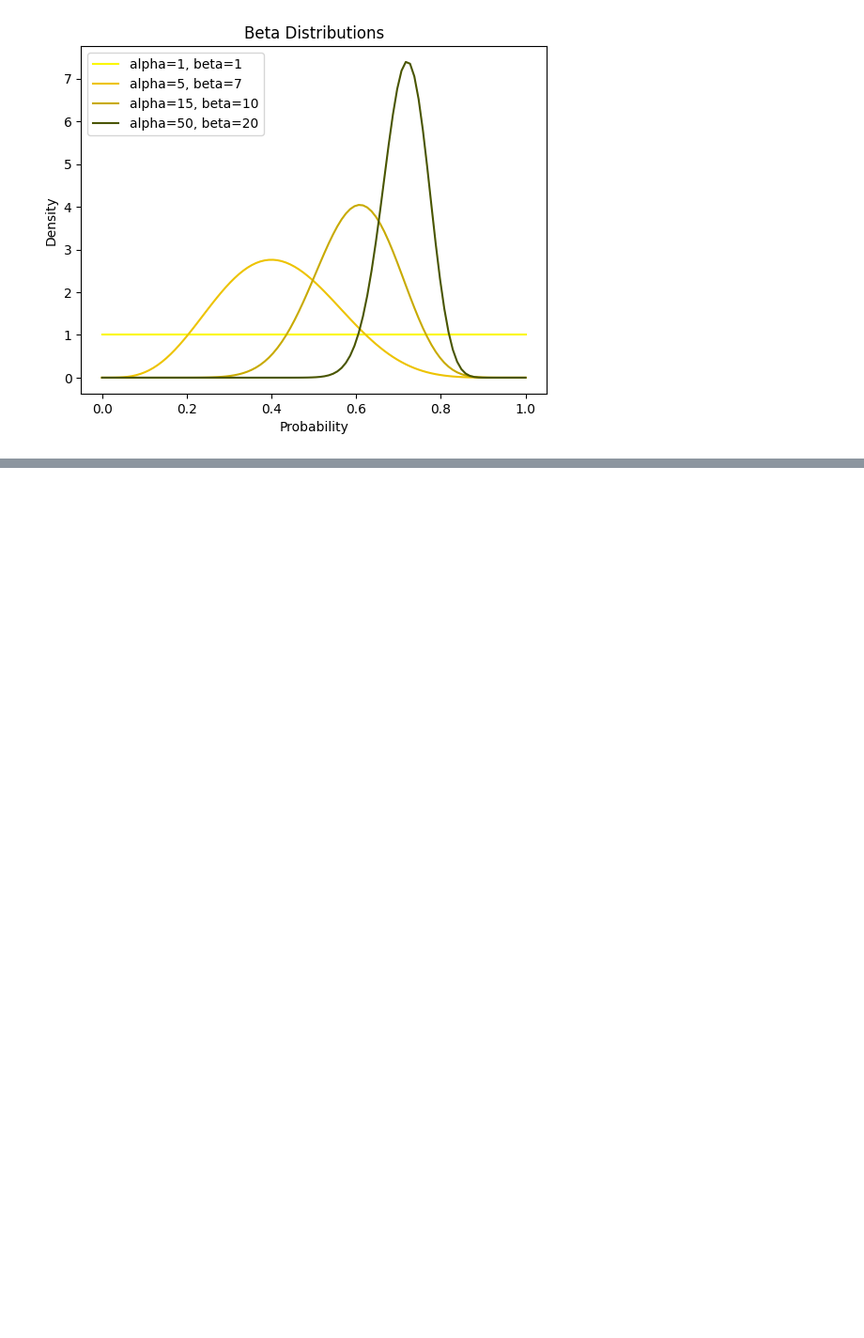
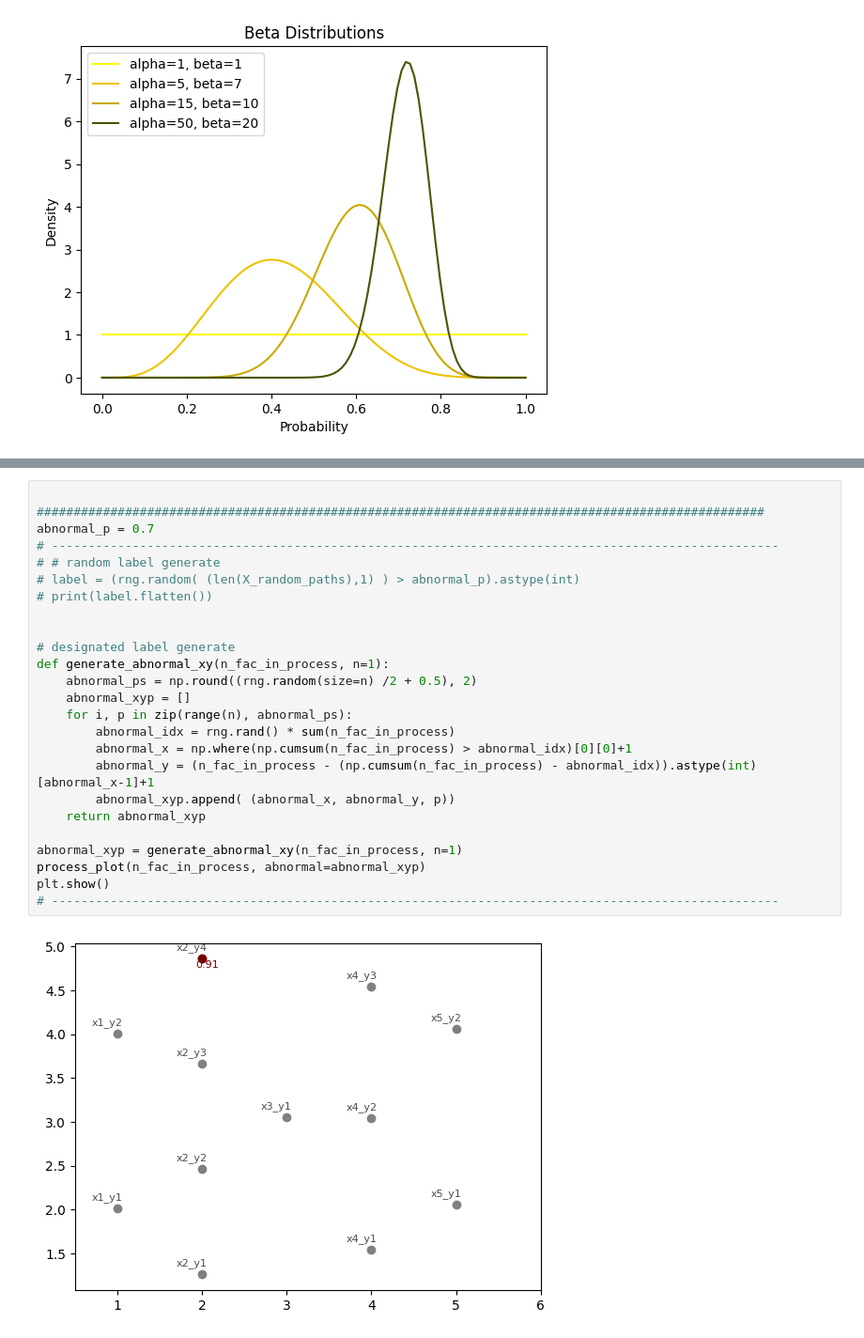
Before and after one commit to kimds929/CodeNote, a Jupyter notebook: 85_Reinforcement_Learning/OfflineRL/Bayesian_MonteCarlo_OfflineRL(ProcessAnomalyDetection).ipynb, the cells around one changed output, grey strips where cells are left out. Shown at 94% size. Saved outputs shown, nothing was run; the diff lists cells and outputs as text; blank space fills up the shorter version.

```diff
--- a/85_Reinforcement_Learning/OfflineRL/Bayesian_MonteCarlo_OfflineRL(ProcessAnomalyDetection).ipynb
+++ b/85_Reinforcement_Learning/OfflineRL/Bayesian_MonteCarlo_OfflineRL(ProcessAnomalyDetection).ipynb
@@ -77,0 +404,27 @@ for i in range(30):
+# %%
+
+###################################################################################################
+abnormal_p = 0.7
+# ---------------------------------------------------------------------------------------------------
+# # random label generate
+# label = (rng.random( (len(X_random_paths),1) ) > abnormal_p).astype(int)
+# print(label.flatten())
+
+
+# designated label generate
+def generate_abnormal_xy(n_fac_in_process, n=1):
+    abnormal_ps = np.round((rng.random(size=n) /2 + 0.5), 2)
+    abnormal_xyp = []
+    for i, p in zip(range(n), abnormal_ps):
+        abnormal_idx = rng.rand() * sum(n_fac_in_process)
+        abnormal_x = np.where(np.cumsum(n_fac_in_process) > abnormal_idx)[0][0]+1
+        abnormal_y = (n_fac_in_process - (np.cumsum(n_fac_in_process) - abnormal_idx)).astype(int)[abnormal_x-1]+1
+        abnormal_xyp.append( (abnormal_x, abnormal_y, p))
+    return abnormal_xyp
+
+abnormal_xyp = generate_abnormal_xy(n_fac_in_process, n=1)
+process_plot(n_fac_in_process, abnormal=abnormal_xyp)
+plt.show()
+# ---------------------------------------------------------------------------------------------------
+# %% [output]
+[figure, added]
```
Also changed, not shown: parts of 16 cells of this notebook.
